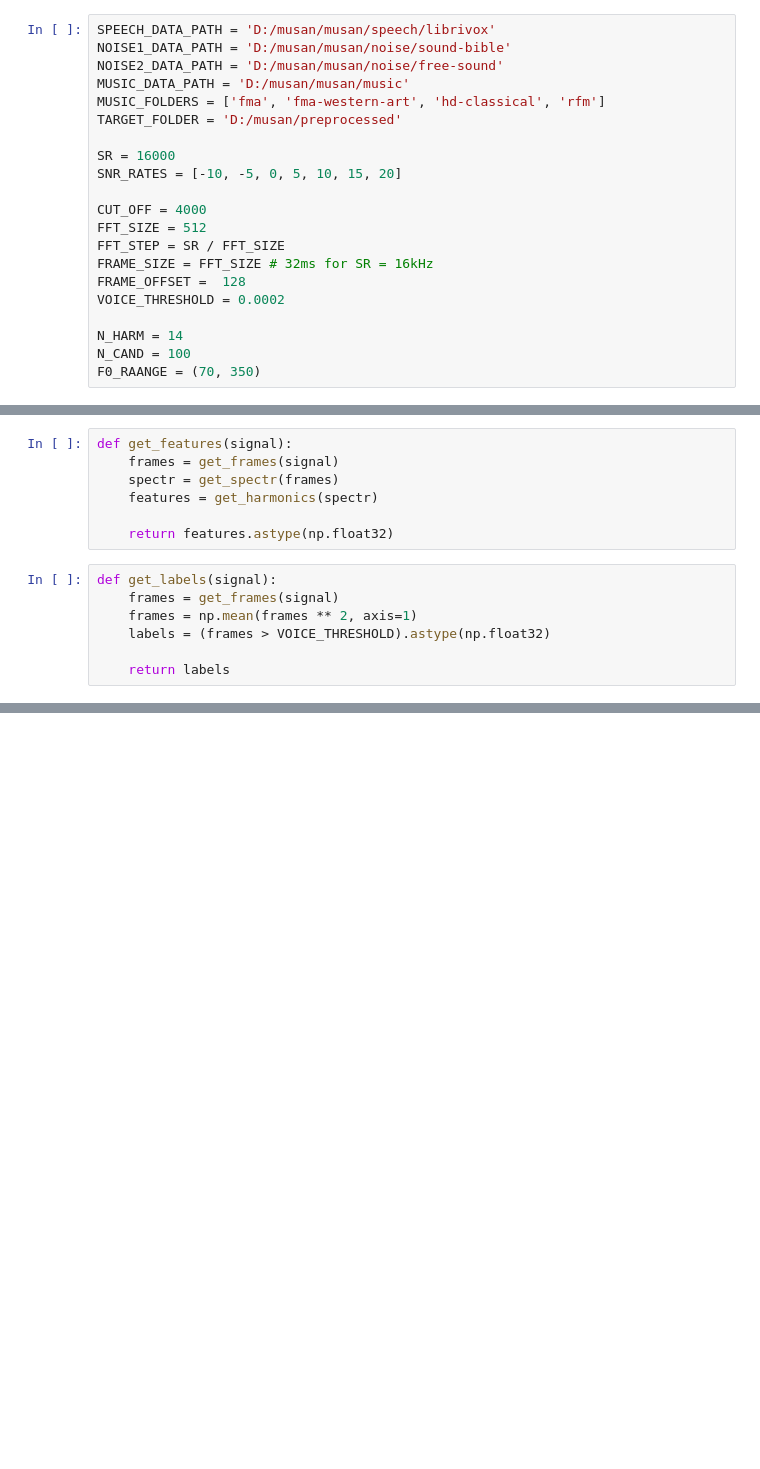
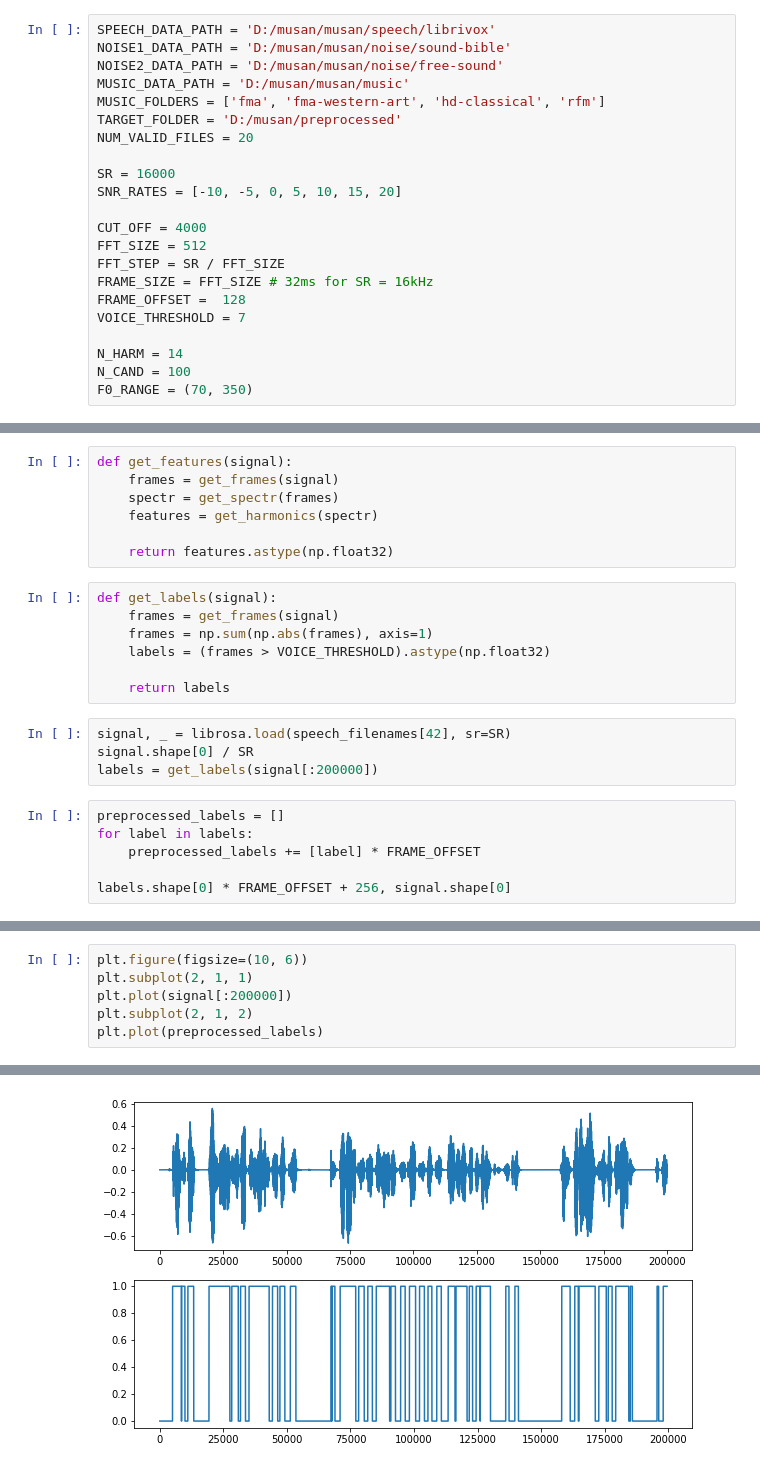
Before and after one commit to Hongpeng1992/vad, a Jupyter notebook: data_preprocessing.ipynb, the cells around one changed output, grey strips where cells are left out. Drawn from its saved outputs; the diff is of its cells as text; blank space fills up the shorter version.

```diff
--- a/data_preprocessing.ipynb
+++ b/data_preprocessing.ipynb
@@ -14,6 +14,7 @@ NOISE2_DATA_PATH = 'D:/musan/musan/noise/free-sound'
 MUSIC_DATA_PATH = 'D:/musan/musan/music'
 MUSIC_FOLDERS = ['fma', 'fma-western-art', 'hd-classical', 'rfm']
 TARGET_FOLDER = 'D:/musan/preprocessed'
+NUM_VALID_FILES = 20
 
 SR = 16000
 SNR_RATES = [-10, -5, 0, 5, 10, 15, 20]
@@ -23,11 +24,11 @@ FFT_SIZE = 512
 FFT_STEP = SR / FFT_SIZE
 FRAME_SIZE = FFT_SIZE # 32ms for SR = 16kHz
 FRAME_OFFSET =  128
-VOICE_THRESHOLD = 0.0002
+VOICE_THRESHOLD = 7
 
 N_HARM = 14
 N_CAND = 100
-F0_RAANGE = (70, 350)
+F0_RANGE = (70, 350)
 # %% [markdown]
 Dataset: https://arxiv.org/pdf/1510.08484.pdf
 # %% [markdown]
@@ -180,7 +181,17 @@ def get_features(signal):
 # %%
 def get_labels(signal):
     frames = get_frames(signal)
-    frames = np.mean(frames ** 2, axis=1)
+    frames = np.sum(np.abs(frames), axis=1)
     labels = (frames > VOICE_THRESHOLD).astype(np.float32)
 
     return labels
+# %%
+signal, _ = librosa.load(speech_filenames[42], sr=SR)
+signal.shape[0] / SR
+labels = get_labels(signal[:200000])
+# %%
+preprocessed_labels = []
+for label in labels:
+    preprocessed_labels += [label] * FRAME_OFFSET
+
+labels.shape[0] * FRAME_OFFSET + 256, signal.shape[0]
@@ -186,0 +200,7 @@ def get_labels(signal):
+# %%
+plt.figure(figsize=(10, 6))
+plt.subplot(2, 1, 1)
+plt.plot(signal[:200000])
+plt.subplot(2, 1, 2)
+plt.plot(preprocessed_labels)
+# %% [output]
@@ -186,0 +208 @@ def get_labels(signal):
+[figure, added]
```
Also changed, not shown: parts of 23 cells of this notebook, 7 other files.
